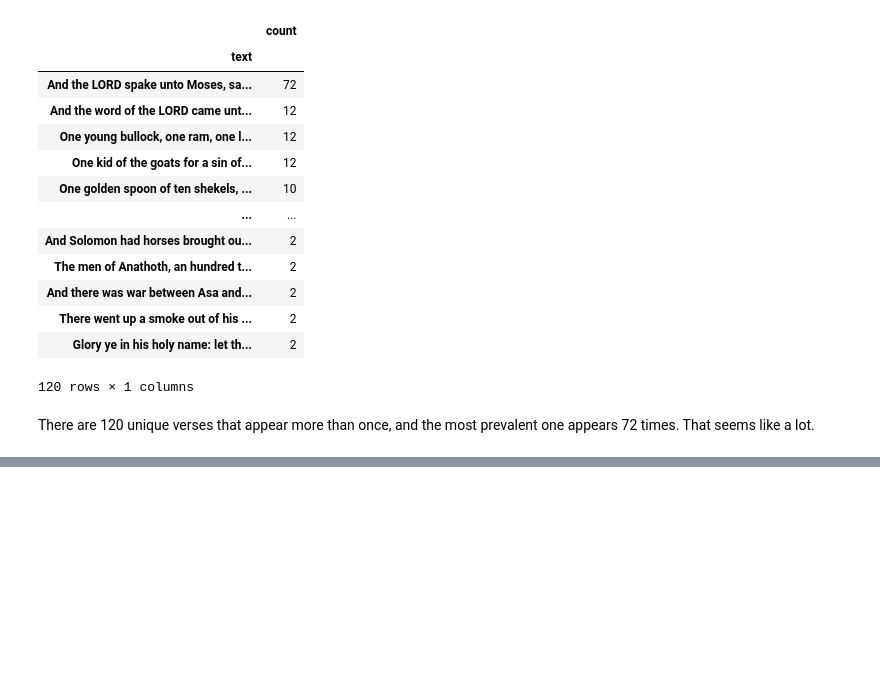
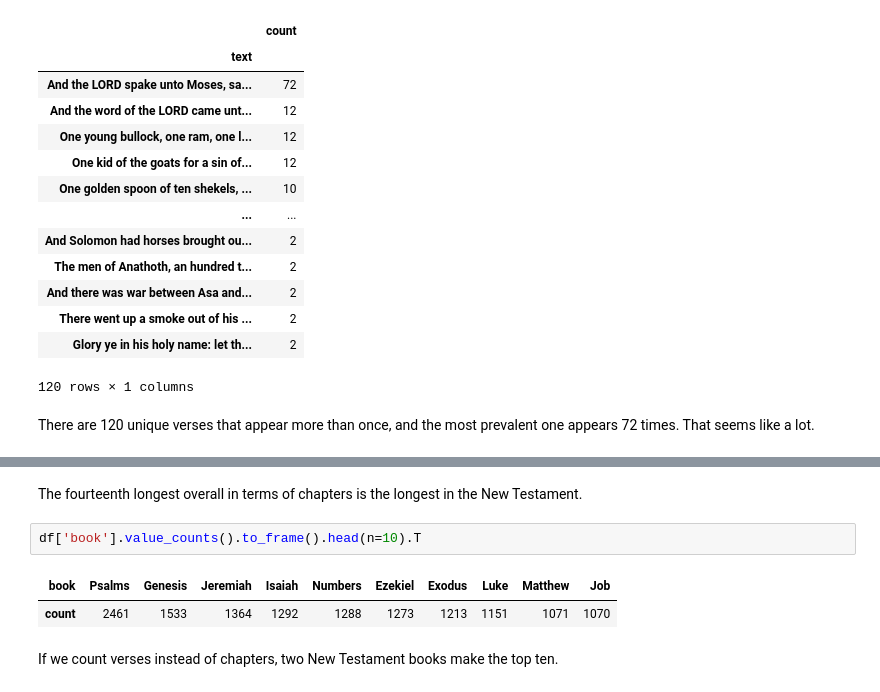
Before and after one commit to mikedelong/kaggle-workbooks, a Jupyter notebook: notebookc5336db2da.ipynb, the cells around one changed output, grey strips where cells are left out. Cells and saved outputs as stored; diff of their text form; blank space fills up the shorter version.

```diff
--- a/notebookc5336db2da.ipynb
+++ b/notebookc5336db2da.ipynb
@@ -72,0 +90,9 @@ There are 120 unique verses that appear more than once, and the most prevalent o
+# %% [markdown]
+The fourteenth longest overall in terms of chapters is the longest in the New Testament.
+# %%
+df['book'].value_counts().to_frame().head(n=10).T
+# %% [output]
+| book | Psalms | Genesis | Jeremiah | Isaiah | Numbers | Ezekiel | Exodus | Luke | Matthew | Job |
+| count | 2461 | 1533 | 1364 | 1292 | 1288 | 1273 | 1213 | 1151 | 1071 | 1070 |
+# %% [markdown]
+If we count verses instead of chapters, two New Testament books make the top ten.
```
Also changed, not shown: parts of 16 cells of this notebook.
